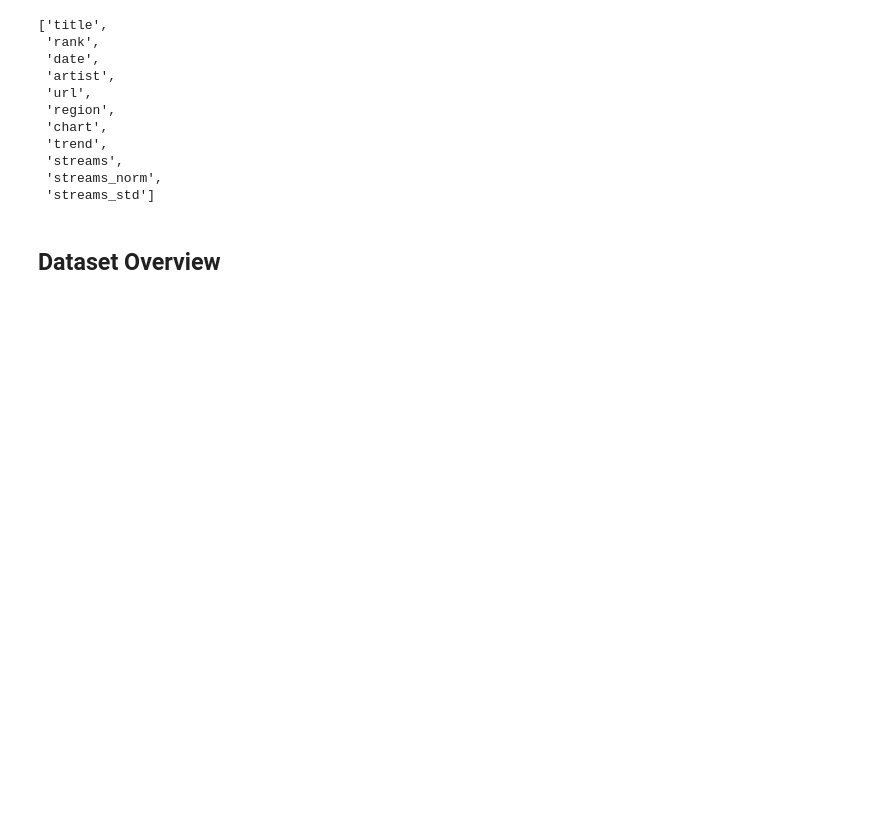
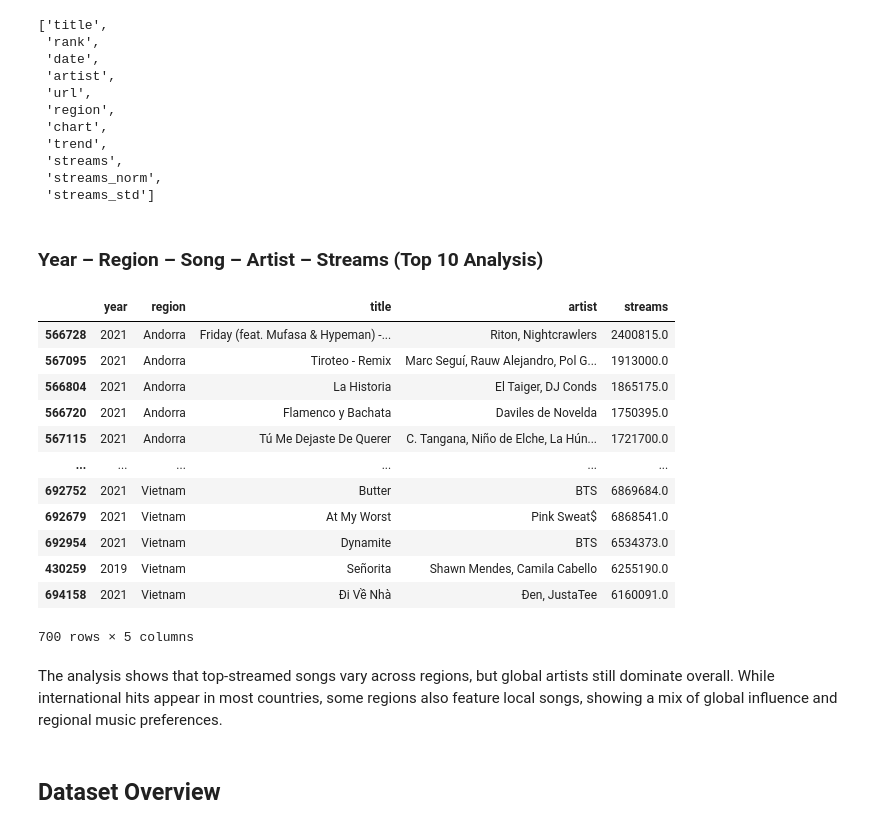
Before and after one commit to NastyaGolovina/Music_Recommendations_Dashboard, a Jupyter notebook: main_notebook.ipynb, the cells around one changed output. Cells and saved outputs as stored; diff of their text form; code cells hidden in the pictures; blank space fills up the shorter version.

Commit message:
Add top 10 streaming analysis grouped by year, region, and artist

```diff
--- a/main_notebook.ipynb
+++ b/main_notebook.ipynb
@@ -141,6 +141,44 @@ music.columns.tolist()
  'streams',
  'streams_norm',
  'streams_std']
+# %% [markdown]
+### Year – Region – Song – Artist – Streams (Top 10 Analysis)
+# %%
+music['date'] = pd.to_datetime(music['date'])
+music['year'] = music['date'].dt.year
+# %%
+top_region_song = (
+    music.groupby(['year', 'region', 'title', 'artist'])['streams']
+    .sum()
+    .reset_index()
+)
+
+# sort within each region by streams
+top_region_song = top_region_song.sort_values(
+    ['region', 'streams'],
+    ascending=[True, False]
+)
+
+# take top 10 per region
+top10_per_region = top_region_song.groupby('region').head(10)
+
+top10_per_region
+# %% [output]
+|  | year | region | title | artist | streams |
+| 566728 | 2021 | Andorra | Friday (feat. Mufasa & Hypeman) -... | Riton, Nightcrawlers | 2400815.0 |
+| 567095 | 2021 | Andorra | Tiroteo - Remix | Marc Seguí, Rauw Alejandro, Pol G... | 1913000.0 |
+| 566804 | 2021 | Andorra | La Historia | El Taiger, DJ Conds | 1865175.0 |
+| 566720 | 2021 | Andorra | Flamenco y Bachata | Daviles de Novelda | 1750395.0 |
+| 567115 | 2021 | Andorra | Tú Me Dejaste De Querer | C. Tangana, Niño de Elche, La Hún... | 1721700.0 |
+| ... | ... | ... | ... | ... | ... |
+| 692752 | 2021 | Vietnam | Butter | BTS | 6869684.0 |
+| 692679 | 2021 | Vietnam | At My Worst | Pink Sweat$ | 6868541.0 |
+| 692954 | 2021 | Vietnam | Dynamite | BTS | 6534373.0 |
+| 430259 | 2019 | Vietnam | Señorita | Shawn Mendes, Camila Cabello | 6255190.0 |
+| 694158 | 2021 | Vietnam | Đi Về Nhà | Đen, JustaTee | 6160091.0 |
+700 rows × 5 columns
+# %% [markdown]
+The analysis shows that top-streamed songs vary across regions, but global artists still dominate overall. While international hits appear in most countries, some regions also feature local songs, showing a mix of global influence and regional music preferences.
 # %% [markdown]
 ## Dataset Overview
 # %% [markdown]
```
